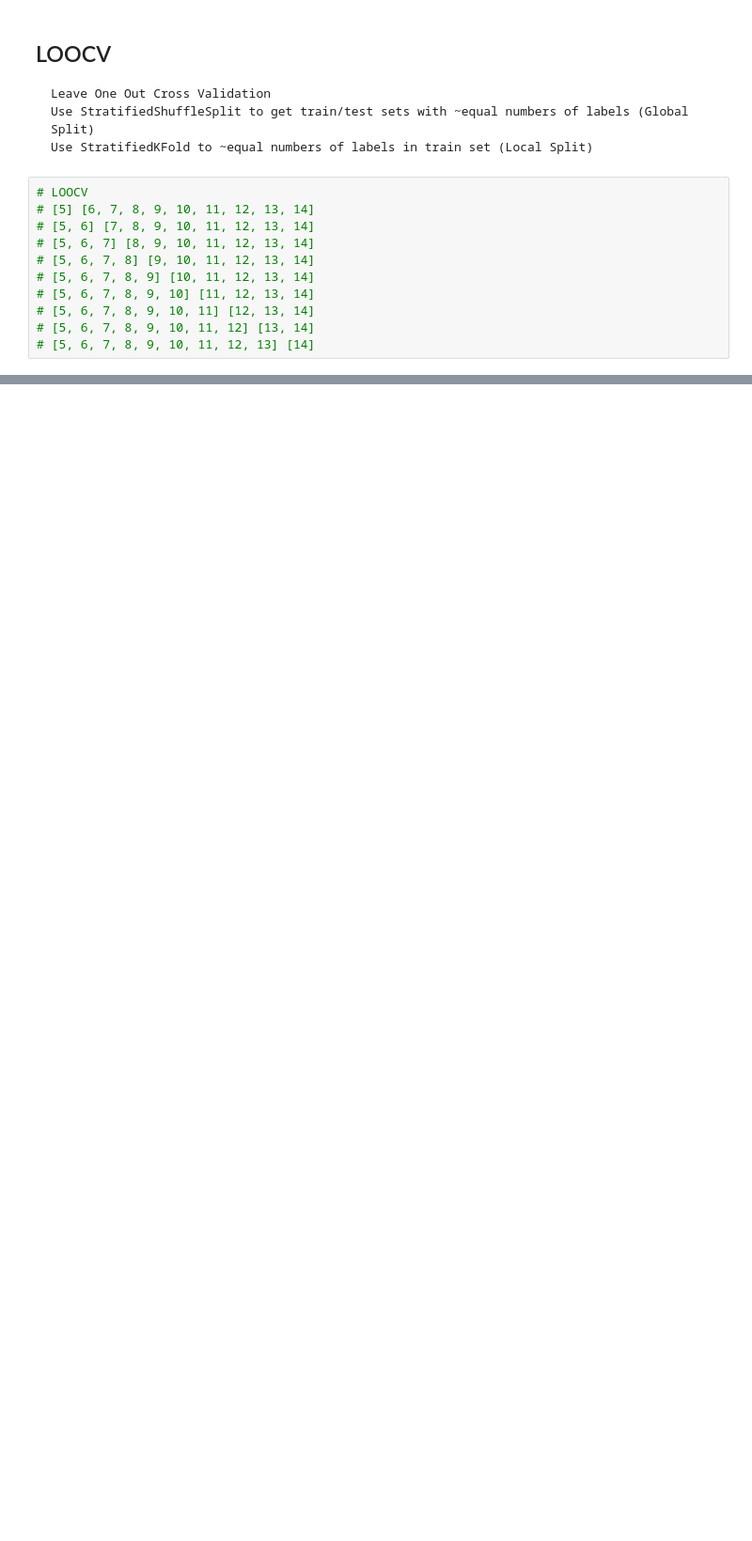
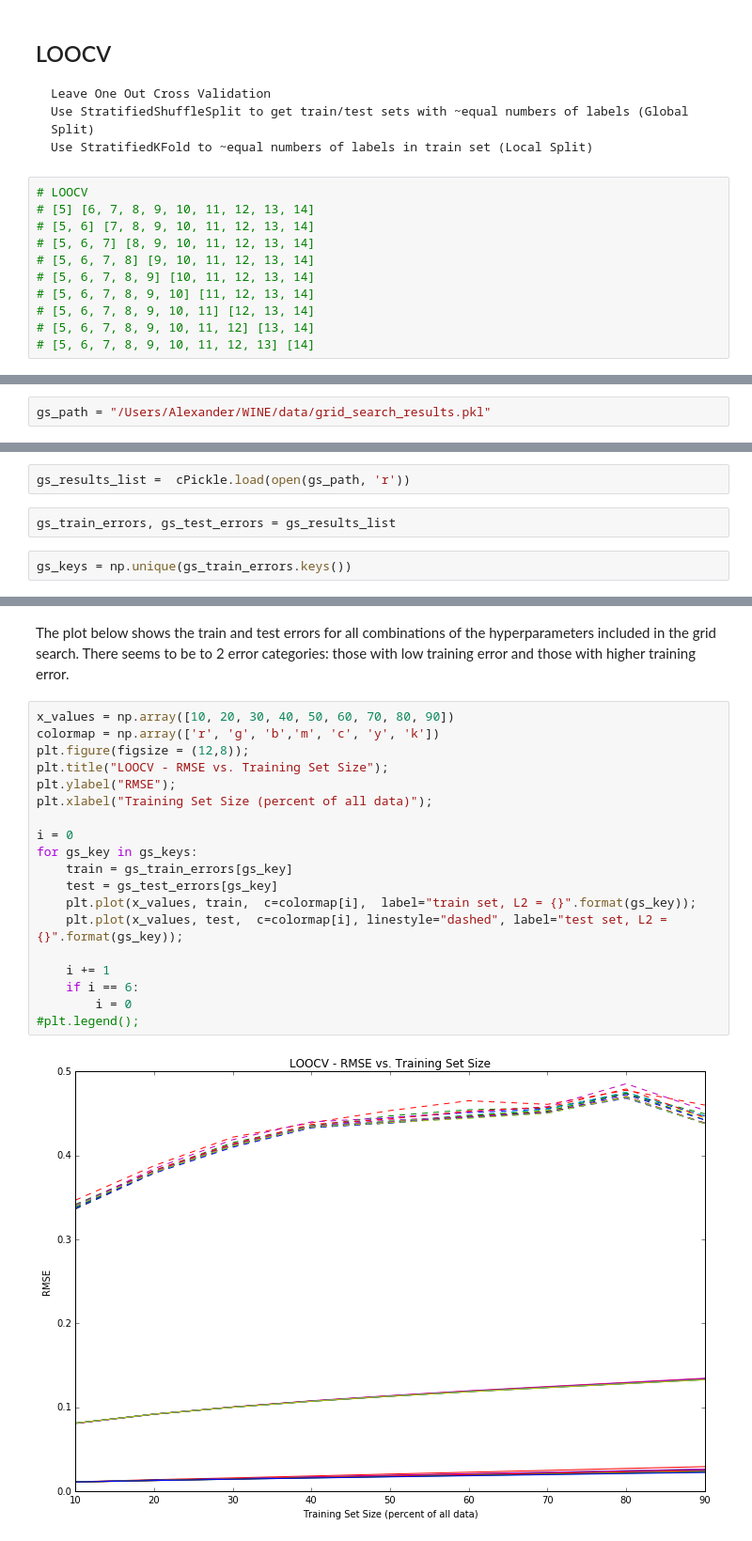
Before and after one commit to AlexanderPhysics/Wine_Recommender, a Jupyter notebook: scripts/Spark_Recommender_Model_Validation.ipynb, the cells around one changed output, grey strips where cells are left out. Shown at 94% size. Drawn from its saved outputs; the diff is of its cells as text; blank space fills up the shorter version.

```diff
--- a/scripts/Spark_Recommender_Model_Validation.ipynb
+++ b/scripts/Spark_Recommender_Model_Validation.ipynb
@@ -185,0 +332,2 @@ plt.legend();
+# %%
+gs_path = "/Users/Alexander/WINE/data/grid_search_results.pkl"
@@ -185,0 +338,6 @@ plt.legend();
+# %%
+gs_results_list =  cPickle.load(open(gs_path, 'r'))
+# %%
+gs_train_errors, gs_test_errors = gs_results_list
+# %%
+gs_keys = np.unique(gs_train_errors.keys())
@@ -185,0 +348,23 @@ plt.legend();
+# %% [markdown]
+The plot below shows the train and test errors for all combinations of the hyperparameters included in the grid search. There seems to be to 2 error categories: those with low training error and those with higher training error.
+# %%
+x_values = np.array([10, 20, 30, 40, 50, 60, 70, 80, 90])
+colormap = np.array(['r', 'g', 'b','m', 'c', 'y', 'k'])
+plt.figure(figsize = (12,8));
+plt.title("LOOCV - RMSE vs. Training Set Size");
+plt.ylabel("RMSE");
+plt.xlabel("Training Set Size (percent of all data)");
+
+i = 0
+for gs_key in gs_keys:
+    train = gs_train_errors[gs_key]
+    test = gs_test_errors[gs_key]
+    plt.plot(x_values, train,  c=colormap[i],  label="train set, L2 = {}".format(gs_key));
+    plt.plot(x_values, test,  c=colormap[i], linestyle="dashed", label="test set, L2 = {}".format(gs_key));
+
+    i += 1
+    if i == 6:
+        i = 0
+#plt.legend();
+# %% [output]
+[figure, added]
```
Also changed, not shown: parts of 105 cells of this notebook, 34 other files.
